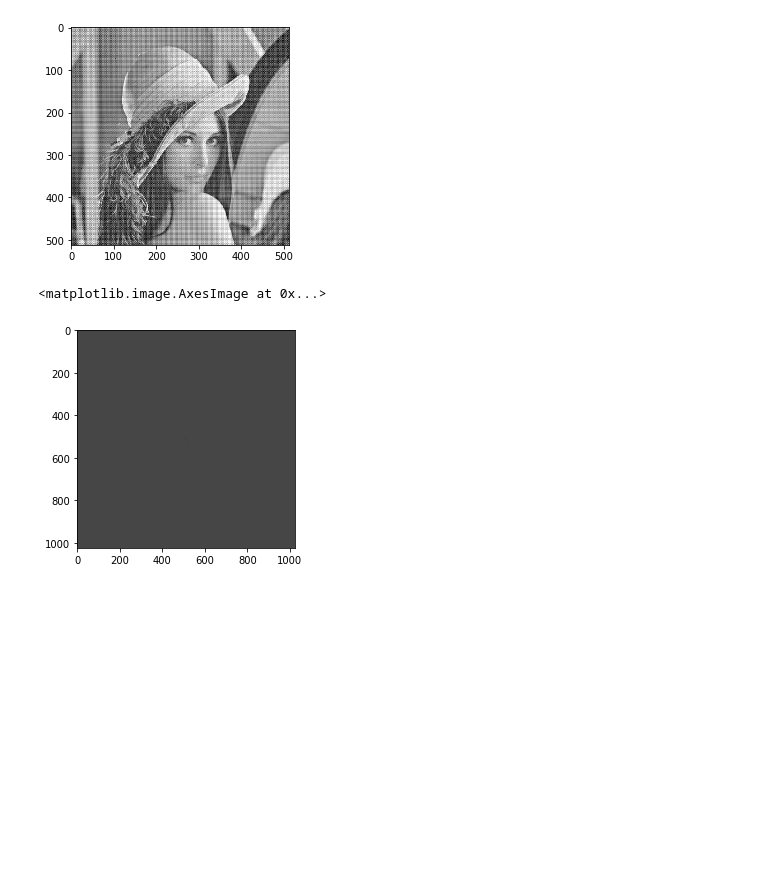
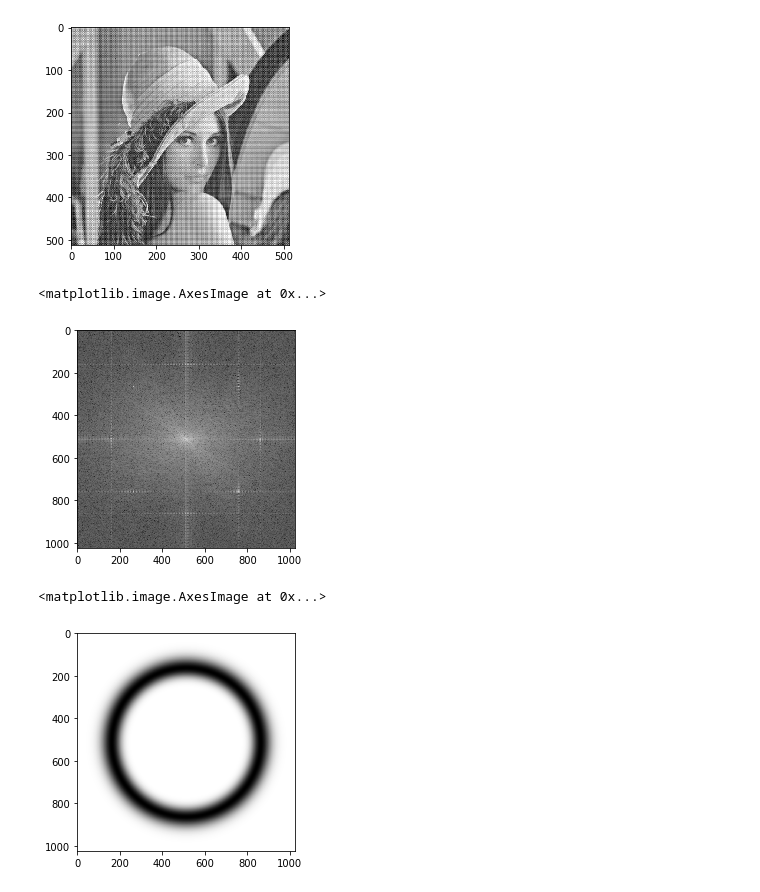
Before and after one commit to ggazetta/SCC5830_Project, a Jupyter notebook: final_project.ipynb, the cells around one changed output. Cells and saved outputs as stored; diff of their text form; code cells hidden in the pictures; blank space fills up the shorter version.

```diff
--- a/final_project.ipynb
+++ b/final_project.ipynb
@@ -62 +61,5 @@ def gaussianFilter(euclideand, cutofffrequency, bandwidth):
             return result
+# %%
+def idealFilter(x, y, m, n, r, region):
+    dim = size(region)
+    for l in range(dim):
@@ -70,11 +75,9 @@ def createBandFilter(m, n, type, cutofffrequency, bandwidth, order):
             euclideand = np.sqrt((x-cx)**2+(y-cy)**2)
             if(type == "ideal"):
                 img[x,y] = idealFilter(euclideand, cutofffrequency, bandwidth)
-                return img
             elif(type == "butterworth"):
                 img[x,y] = butterWorthFilter(euclideand, cutofffrequency, bandwidth, order)
-                return img
             elif(type == "gaussian"):
-                img[x,y] = gaussianFilter(euclideand, cutofffrequency, bandwidth, domain)
-                return img
+                img[x,y] = gaussianFilter(euclideand, cutofffrequency, bandwidth)
+    return img
 # %%
@@ -90,16 +94,20 @@ lena_corrupted.png
 #plt.figure()
 #plt.imshow(fimg, cmap = "gray")
 # %%
-fimg = spatialtofreq(img)
-plt.imshow(np.real(fimg), cmap = "gray")
+ftimg = spatialtofreq(img)
+plt.imshow(np.log(1+np.abs(ftimg)), cmap = "gray")
 # %% [output]
 <matplotlib.image.AxesImage at 0x...>
-[figure, old version]
+[figure, new version]
 # %%
 m,n = fimg.shape
-bandwidth = 40
-cutofffrequency = 120
+bandwidth = 90
+cutofffrequency = 350
 # %%
-rejectBandFilter = createBandFilter(m, n, "butterworth", cutofffrequency, bandwidth, 2)
+rejectBandFilter = createBandFilter(m, n, "gaussian", cutofffrequency, bandwidth, 2)
+plt.imshow(rejectBandFilter, cmap = "gray")
+# %% [output]
+<matplotlib.image.AxesImage at 0x...>
+[figure, added]
 # %%
 filteredImageRejectBandIdeal =freqtospatial(np.multiply(ftimg,rejectBandFilter),img)
```
Also changed, not shown: parts of 7 cells of this notebook.
